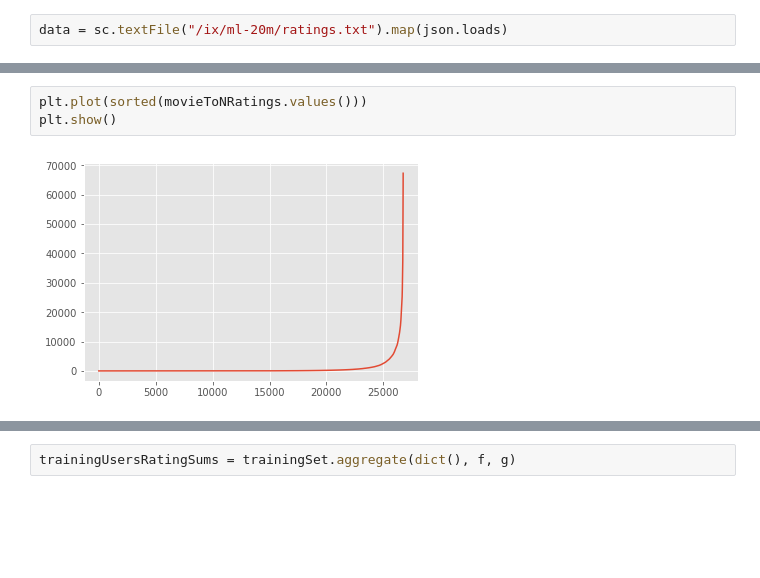
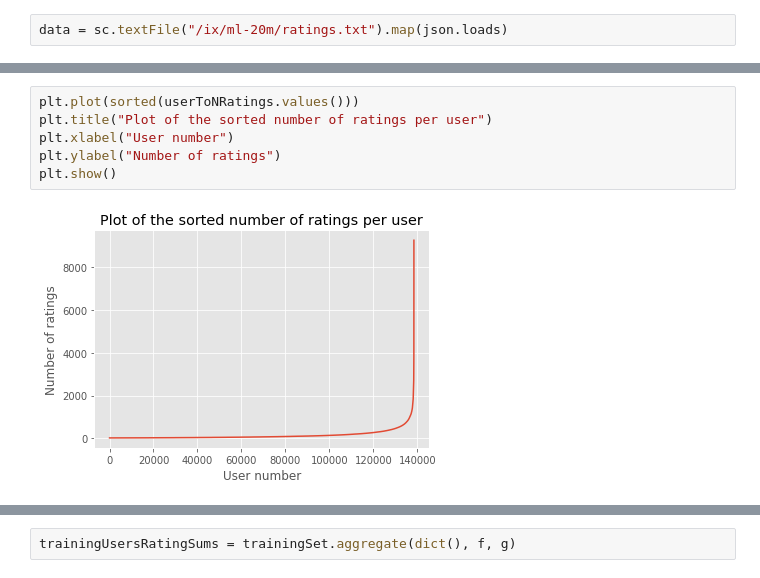
Before and after one commit to pauarge/InternetAnalytics, a Jupyter notebook: ix-lab3/lab3-recsys.ipynb, the cells around one changed output, grey strips where cells are left out. Saved outputs shown, nothing was run; the diff lists cells and outputs as text; blank space fills up the shorter version.

```diff
--- a/ix-lab3/lab3-recsys.ipynb
+++ b/ix-lab3/lab3-recsys.ipynb
@@ -31,5 +45,8 @@ plt.show()
-# %%
-plt.plot(sorted(movieToNRatings.values()))
-plt.show()
-# %% [output]
-[figure, removed]
+# %%
+plt.plot(sorted(userToNRatings.values()))
+plt.title("Plot of the sorted number of ratings per user")
+plt.xlabel("User number")
+plt.ylabel("Number of ratings")
+plt.show()
+# %% [output]
+[figure, added]
```
Also changed, not shown: parts of 44 cells of this notebook.
